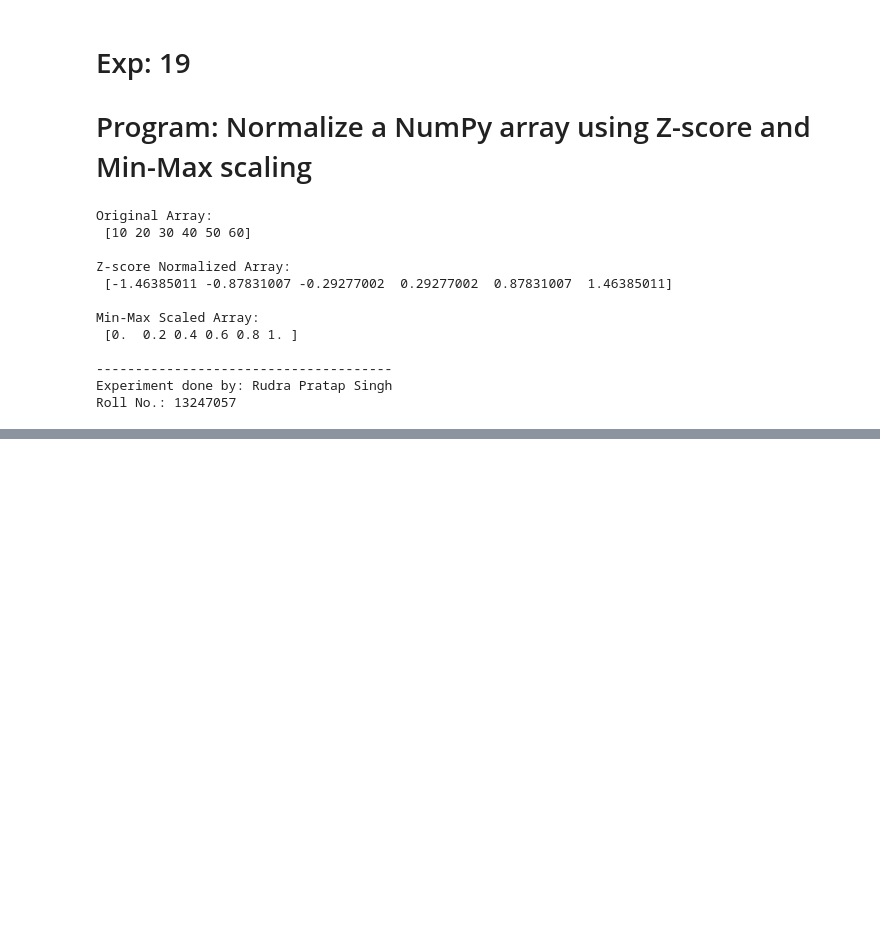
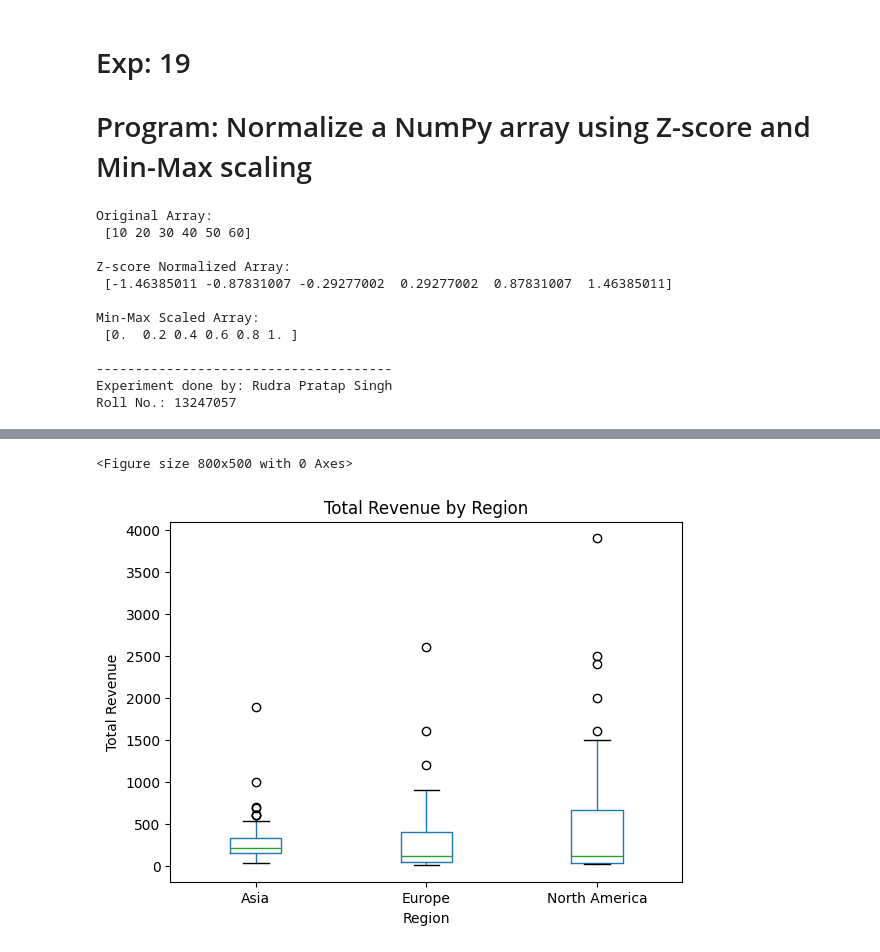
Before and after one commit to therudradev/Python_Programming, a Jupyter notebook: Python_lab.ipynb, the cells around one changed output, grey strips where cells are left out. Saved outputs shown, nothing was run; the diff lists cells and outputs as text; code cells hidden in the pictures; blank space fills up the shorter version.

```diff
--- a/Python_lab.ipynb
+++ b/Python_lab.ipynb
@@ -779,0 +944,11 @@ Roll No.: 13247057
+# %%
+# Box Plot: Total Revenue by Region
+plt.figure(figsize=(8, 5))
+df.boxplot(column='Total Revenue', by='Region', grid=False)
+plt.title("Total Revenue by Region")
+plt.xlabel("Region")
+plt.ylabel("Total Revenue")
+plt.show()
+# %% [output]
+<Figure size 800x500 with 0 Axes>
+[figure, added]
```
Also changed, not shown: parts of 22 cells of this notebook.
